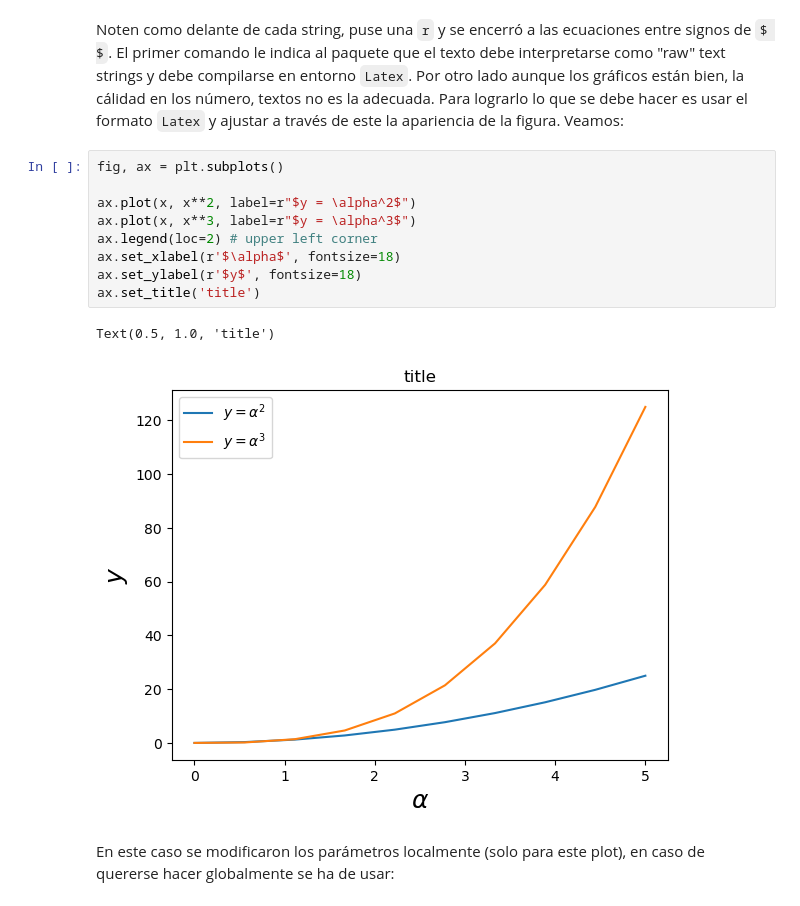
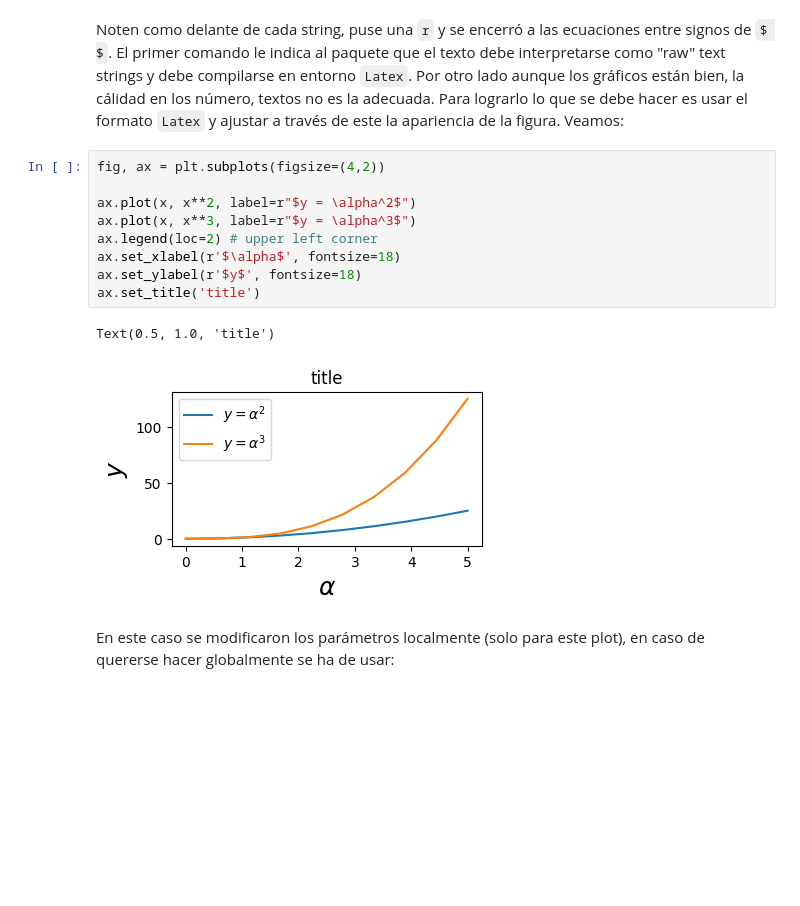
Before and after one commit to Mandy8808/Metodos_Numericos_2024, a Jupyter notebook: Lectures/Bloque_Cero/Ideas_basicas_sobre_Python_y_algunos_paquetes_fundamentales_Part6.ipynb, the cells around one changed output. Cells and saved outputs as stored; diff of their text form; blank space fills up the shorter version.

```diff
--- a/Lectures/Bloque_Cero/Ideas_basicas_sobre_Python_y_algunos_paquetes_fundamentales_Part6.ipynb
+++ b/Lectures/Bloque_Cero/Ideas_basicas_sobre_Python_y_algunos_paquetes_fundamentales_Part6.ipynb
@@ -250,17 +250,17 @@ Text(0.5, 1.0, 'title')
 # %% [markdown]
 Noten como delante de cada string, puse una `r` y se encerró a las ecuaciones entre signos de `$ $`. El primer comando le indica al paquete que el texto debe interpretarse como "raw" text strings y debe compilarse en entorno `Latex`. Por otro lado aunque los gráficos están bien, la cálidad en los número, textos no es la adecuada. Para lograrlo lo que se debe hacer es usar el formato `Latex` y ajustar a través de este la apariencia de la figura. Veamos:
 # %%
-fig, ax = plt.subplots()
+fig, ax = plt.subplots(figsize=(4,2))
 
 ax.plot(x, x**2, label=r"$y = \alpha^2$")
 ax.plot(x, x**3, label=r"$y = \alpha^3$")
 ax.legend(loc=2) # upper left corner
 ax.set_xlabel(r'$\alpha$', fontsize=18)
 ax.set_ylabel(r'$y$', fontsize=18)
 ax.set_title('title')
 # %% [output]
 Text(0.5, 1.0, 'title')
-[figure, old version]
+[figure, new version]
 # %% [markdown]
 En este caso se modificaron los parámetros localmente (solo para este plot), en caso de quererse hacer globalmente se ha de usar:
 # %% [raw]
```
Also changed, not shown: parts of 9 cells of this notebook, 18 other files.
